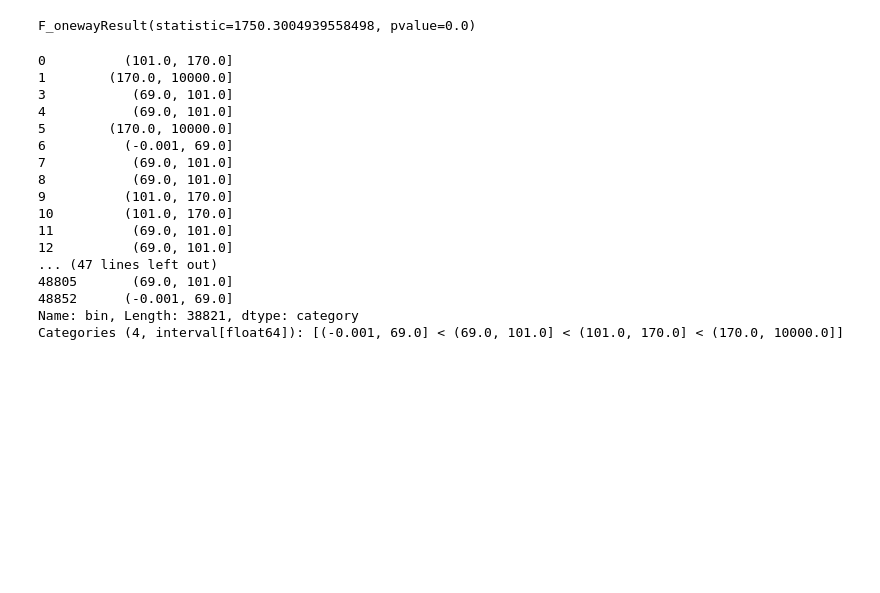
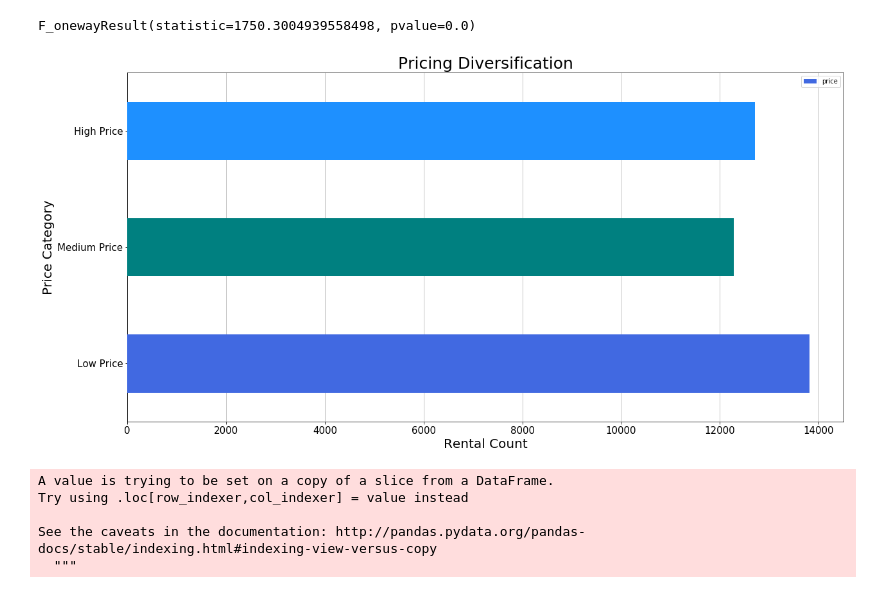
Before and after one commit to josephsy96/Project_1, a Jupyter notebook: Airbnb_Analysis.ipynb, the cells around one changed output. Saved outputs shown, nothing was run; the diff lists cells and outputs as text; code cells hidden in the pictures; blank space fills up the shorter version.

```diff
--- a/Airbnb_Analysis.ipynb
+++ b/Airbnb_Analysis.ipynb
@@ -198,31 +187,11 @@ stats.f_oneway(house_price, private_price, shared_price)
 F_onewayResult(statistic=1750.3004939558498, pvalue=0.0)
 # %%
 #Create bins for pricing groups
-home_type = ["Private room", "Entire home/apt", "Shared room"]
+price_category = ["Low Price", "Medium Price", "High Price"]
 airbnb_price = [0,69,106,175]
 #define
 rm_bin = pd.read_csv('Airbnb Data/AB_NYC_2019.csv')
+
 rm_bin = rm_bin.dropna()
-rm_bin.head(2)
-
-rm_bin['bin'] = pd.qcut(rm_bin.price,4)
+rm_home = rm_bin
+rm_home['bin'] = pd.qcut(rm_home.price,3,labels=price_category)
-# %%
-rm_bin.bin
-# %% [output]
-0          (101.0, 170.0]
-1        (170.0, 10000.0]
-3           (69.0, 101.0]
-4           (69.0, 101.0]
-5        (170.0, 10000.0]
-6          (-0.001, 69.0]
-7           (69.0, 101.0]
-8           (69.0, 101.0]
-9          (101.0, 170.0]
-10         (101.0, 170.0]
-11          (69.0, 101.0]
-12          (69.0, 101.0]
-... (47 lines left out)
-48805       (69.0, 101.0]
-48852      (-0.001, 69.0]
-Name: bin, Length: 38821, dtype: category
-Categories (4, interval[float64]): [(-0.001, 69.0] < (69.0, 101.0] < (101.0, 170.0] < (170.0, 10000.0]]
@@ -230,0 +198,36 @@ Categories (4, interval[float64]): [(-0.001, 69.0] < (69.0, 101.0] < (101.0, 170
+# %%
+#Groupby bins
+home_group = rm_home.groupby(['bin'])
+home_count = pd.DataFrame(home_group['price'].count())
+
+#Plot H-Bar
+home_count.plot(kind="barh",color=('royalblue','teal','dodgerblue'),figsize=(20,10),zorder=3);
+
+#Formatting H-Bar
+plt.title('Pricing Diversification',size=25)
+plt.ylabel('Price Category',size=20)
+plt.xlabel('Rental Count',size=20)
+plt.grid(axis='x')
+plt.yticks(size=15);
+plt.xticks(size=15);
+
+#save as .png
+plt.savefig('Airbnb Data/price_diverse.png')
+plt.show()
+# %% [output]
+[figure, added]
+# %%
+#Create data without homes
+rm_bin_drop = rm_bin[rm_bin.room_type !='Entire home/apt']
+rm_bin_drop.head(2)
+
+rm_bin_drop['bin'] = pd.qcut(rm_bin_drop.price,3,labels=price_category)
+
+bin_group_drop = rm_bin_drop.groupby(['bin'])
+bin_count_drop = pd.DataFrame(bin_group_drop['price'].count())
+# %% [output]
+A value is trying to be set on a copy of a slice from a DataFrame.
+Try using .loc[row_indexer,col_indexer] = value instead
+
+See the caveats in the documentation: http://pandas.pydata.org/pandas-docs/stable/indexing.html#indexing-view-versus-copy
+  """
```
Also changed, not shown: parts of 8 cells of this notebook, 5 other files.
